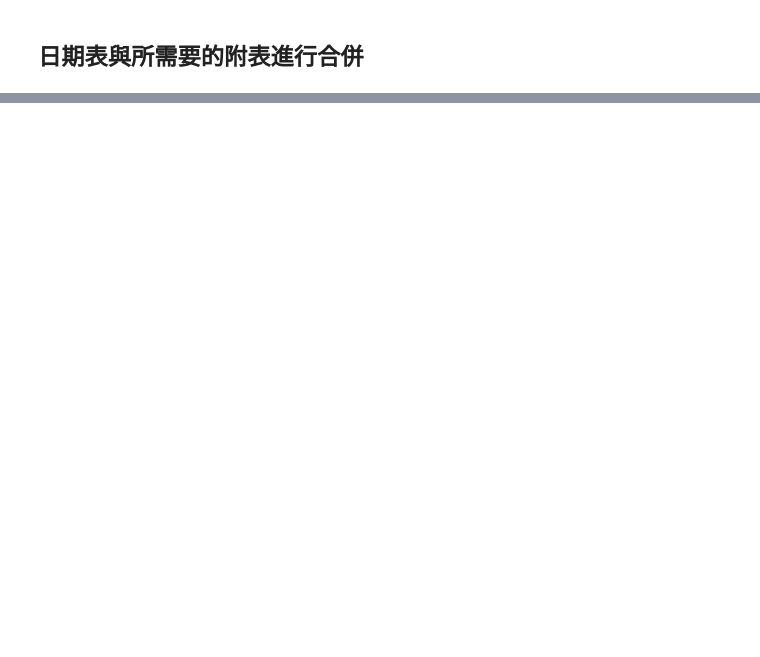
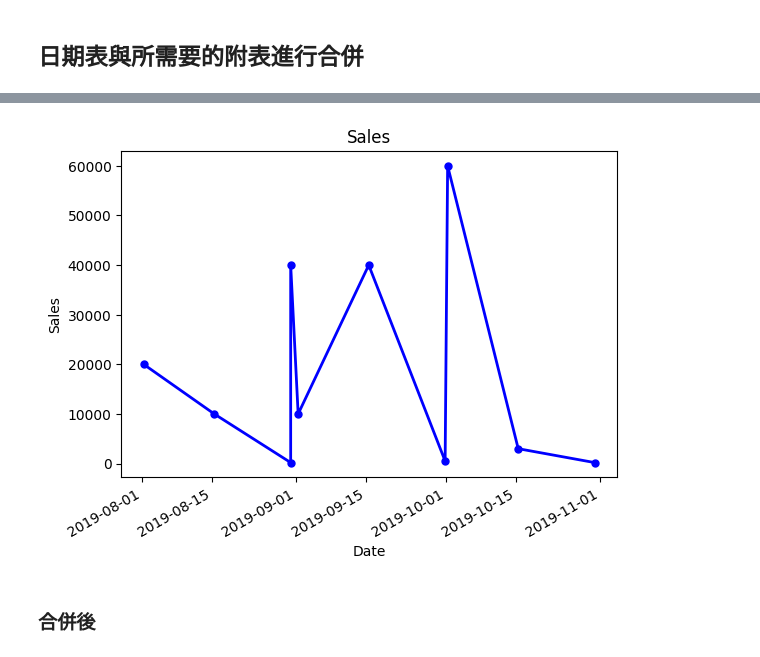
Before and after one commit to Zenobia000/iSpan_python-DA-cookbooks, a Jupyter notebook: pandas/1-5-2 Pandas DataFrame 基礎資料處理-時間序列.ipynb, the cells around one changed output, grey strips where cells are left out. Drawn from its saved outputs; the diff is of its cells as text; code cells hidden in the pictures; blank space fills up the shorter version.

```diff
--- a/pandas/1-5-2 Pandas DataFrame 基礎資料處理-時間序列.ipynb
+++ b/pandas/1-5-2 Pandas DataFrame 基礎資料處理-時間序列.ipynb
@@ -881,0 +988,7 @@ memory usage: 928.0+ bytes
+# %%
+
+df_final['date'] = pd.to_datetime(df_final['date'])
+df_final['Sales'] = df_final['Units'] * df_final['Price']
+
+# # 設置日期為索引
+df_final.set_index('date', inplace=True)
@@ -987,0 +1186,12 @@ df_merge.head(40)
+# %%
+df_final
+df_final.set_index('Date', inplace=True)
+
+# plot style
+df_final.loc[:,'Sales'].plot(title='Sales', style='b.-', linewidth=2, markersize=10)
+plt.ylabel('Sales')
+plt.show()
+# %% [output]
+[figure, added]
+# %% [markdown]
+### 合併後
```
Also changed, not shown: parts of 41 cells of this notebook.
